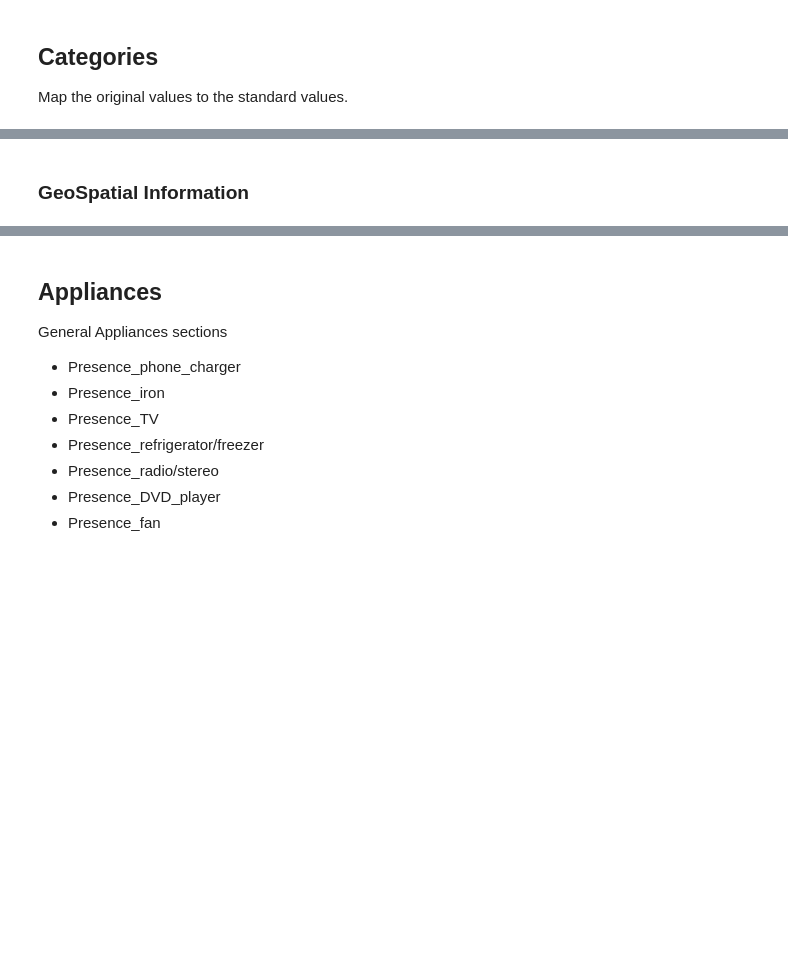
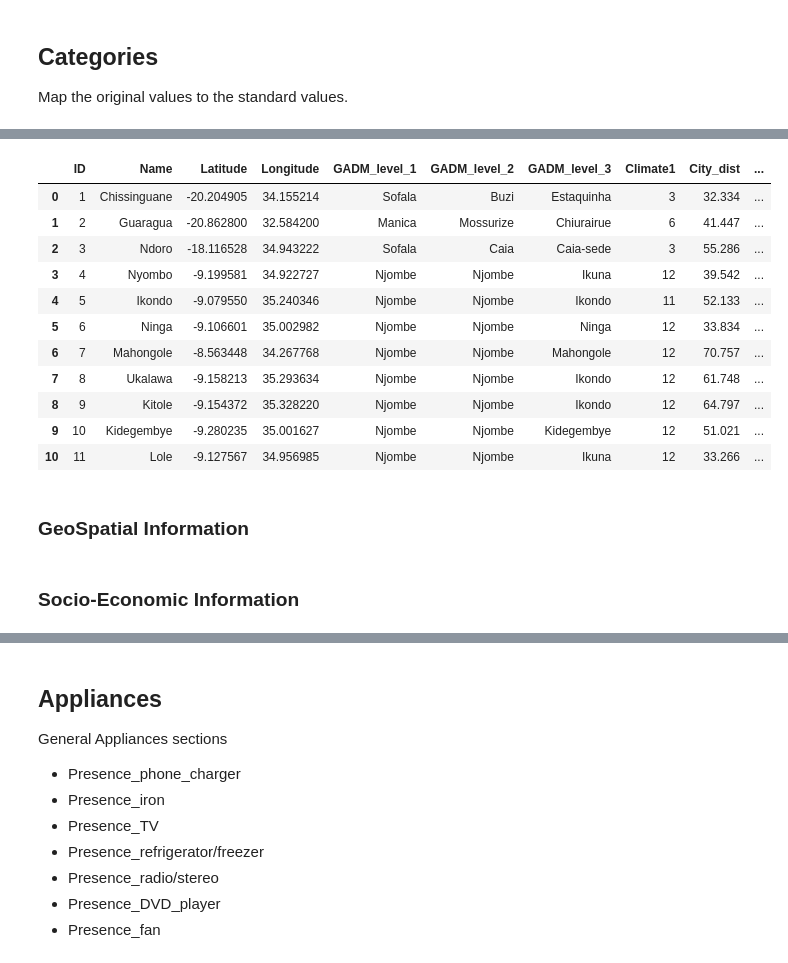
Before and after one commit to SESAM-Polimi/offgrid-demand-estimation, a Jupyter notebook: datasets/CEFA_Tanzania/2017_EE.ipynb, the cells around one changed output, grey strips where cells are left out. Cells and saved outputs as stored; diff of their text form; code cells hidden in the pictures; blank space fills up the shorter version.

```diff
--- a/datasets/CEFA_Tanzania/2017_EE.ipynb
+++ b/datasets/CEFA_Tanzania/2017_EE.ipynb
@@ -128,2 +113,17 @@ Q_Results_General.preview(2000)
+# %%
+village_gps_info_df.head(40)
+# %% [output]
+|  | ID | Name | Latitude | Longitude | GADM_level_1 | GADM_level_2 | GADM_level_3 | Climate1 | City_dist | ... |
+| 0 | 1 | Chissinguane | -20.204905 | 34.155214 | Sofala | Buzi | Estaquinha | 3 | 32.334 | ... |
+| 1 | 2 | Guaragua | -20.862800 | 32.584200 | Manica | Mossurize | Chiurairue | 6 | 41.447 | ... |
+| 2 | 3 | Ndoro | -18.116528 | 34.943222 | Sofala | Caia | Caia-sede | 3 | 55.286 | ... |
+| 3 | 4 | Nyombo | -9.199581 | 34.922727 | Njombe | Njombe | Ikuna | 12 | 39.542 | ... |
+| 4 | 5 | Ikondo | -9.079550 | 35.240346 | Njombe | Njombe | Ikondo | 11 | 52.133 | ... |
+| 5 | 6 | Ninga | -9.106601 | 35.002982 | Njombe | Njombe | Ninga | 12 | 33.834 | ... |
+| 6 | 7 | Mahongole | -8.563448 | 34.267768 | Njombe | Njombe | Mahongole | 12 | 70.757 | ... |
+| 7 | 8 | Ukalawa | -9.158213 | 35.293634 | Njombe | Njombe | Ikondo | 12 | 61.748 | ... |
+| 8 | 9 | Kitole | -9.154372 | 35.328220 | Njombe | Njombe | Ikondo | 12 | 64.797 | ... |
+| 9 | 10 | Kidegembye | -9.280235 | 35.001627 | Njombe | Njombe | Kidegembye | 12 | 51.021 | ... |
+| 10 | 11 | Lole | -9.127567 | 34.956985 | Njombe | Njombe | Ikuna | 12 | 33.266 | ... |
 # %% [markdown]
 ### GeoSpatial Information
@@ -159,0 +155,2 @@ Q_Results_General = Q_Results_General.new_feature("Climate_zone_lev_2",
+# %% [markdown]
+### Socio-Economic Information
```
Also changed, not shown: parts of 28 cells of this notebook, 3 other files.
